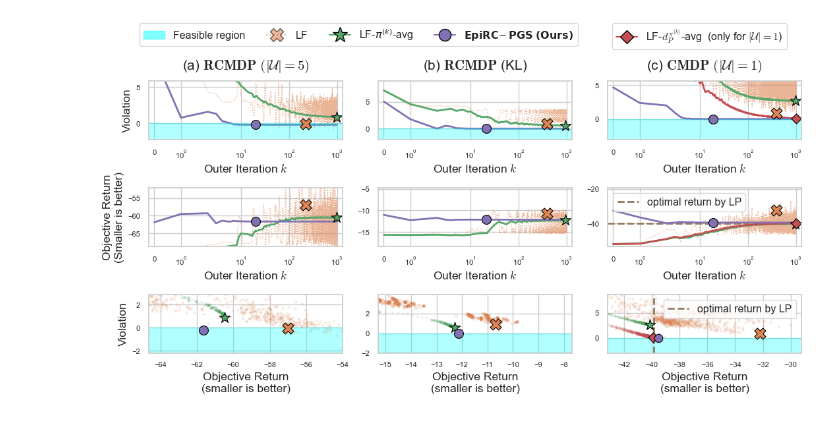
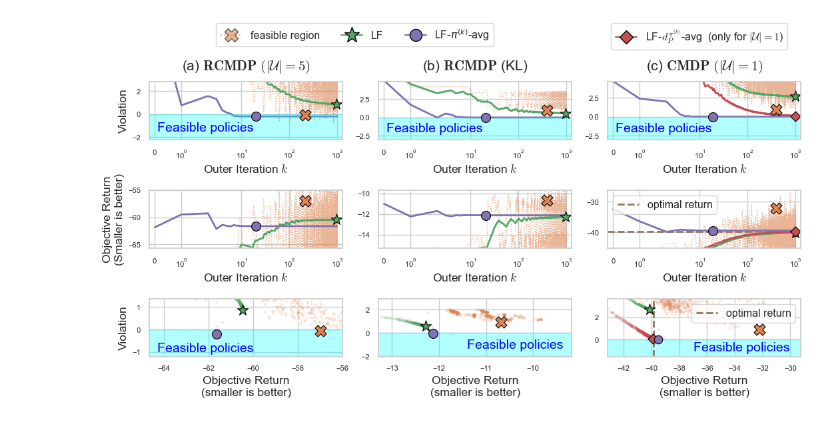
Before and after one commit to matsuolab/RCMDP-Epigraph, a Jupyter notebook: plot-all.ipynb, the cells around one changed output. Drawn from its saved outputs; the diff is of its cells as text; code cells hidden in the pictures.

Commit message:
Update: better visualization

```diff
--- a/plot-all.ipynb
+++ b/plot-all.ipynb
@@ -67,13 +67,14 @@ with sns.axes_style("whitegrid"):
         Jmin, Jmax = min(J, Jmin), max(J, Jmax)
         vmin, vmax = min(v, vmin), max(v, vmax)
 
-    Jmin, Jmax = Jmin - 3, Jmax + 3
+    Jmin, Jmax = Jmin - 1, Jmax + 1
     vmin, vmax = vmin - 2, vmax + 3
 
-    ax.fill_between(x=[Jmin, Jmax], y1=-100, y2=0, color="cyan", alpha=0.3)
-    plt.ylim(vmin, vmax)
-    plt.xlim(Jmin, Jmax)
+    ax.fill_between(x=[Jmin-3, Jmax+3], y1=-100, y2=0, color="cyan", alpha=0.3)
+    plt.ylim(vmin, vmax-1)
+    plt.xlim(Jmin, Jmax+0.5)
     plt.xlabel("Objective Return" "\n" "(smaller is better)")
+    plt.text(-11.4, -1.3, "Feasible policies", fontsize=14, color="blue")
 
     ax.tick_params(axis='both', which='major', labelsize=ticksize)
 
@@ -87,10 +88,11 @@ with sns.axes_style("whitegrid"):
         plt.scatter(best_idx[name], v[best_idx[name]], marker=marker[name], color=colors[name], s=markersize[name], edgecolors="black", linewidths=0.8, zorder=2)
 
     ax.fill_between(x=xlim_iteration, y1=-100, y2=0, color="cyan", alpha=0.3)
-    plt.ylim(vmin, vmax+5)
+    plt.ylim(vmin-1, vmax+1)
     plt.xscale(xscale_iteration)
     plt.xlim(*xlim_iteration)
     plt.xlabel(iteration_label)
+    plt.text(0.1, -2.0, "Feasible policies", fontsize=14, color="blue")
 
     ax.tick_params(axis='both', which='major', labelsize=ticksize)
     title = ax.set_title(r"(b) $\mathbf{RCMDP}$ (KL)", x=0.5, y=1.1, fontsize=15)
@@ -106,7 +108,7 @@ with sns.axes_style("whitegrid"):
         plt.plot(np.arange(len(J)), J,  label=name, linestyle=linestyle[name], alpha=alphas[name], color=colors[name], zorder=1, linewidth=linewidth[name])
         plt.scatter(best_idx[name], J[best_idx[name]], marker=marker[name], color=colors[name], s=markersize[name], edgecolors="black", linewidths=0.8, zorder=2)
 
-    plt.ylim(Jmin-3, Jmax+3)
+    plt.ylim(Jmin-2, Jmax)
     plt.xscale(xscale_iteration)
     plt.xlim(*xlim_iteration)
     plt.xlabel(iteration_label)
@@ -148,14 +150,16 @@ with sns.axes_style("whitegrid"):
         Jmin, Jmax = min(J, Jmin), max(J, Jmax)
         vmin, vmax = min(v, vmin), max(v, vmax)
 
-    Jmin, Jmax = Jmin - 3, Jmax + 3
-    vmin, vmax = vmin - 2, vmax + 2
+    Jmin, Jmax = Jmin - 3, Jmax + 1
+    vmin, vmax = vmin - 1, vmax + 1
 
     ax.fill_between(x=[Jmin, Jmax], y1=-100, y2=0, color="cyan", alpha=0.3)
-    plt.ylim(vmin, vmax)
+    plt.ylim(vmin, vmax-0.5)
     plt.xlim(Jmin, Jmax)
     plt.xlabel("Objective Return" "\n" "(smaller is better)")
     plt.ylabel("Violation")
+
+    plt.text(-64.3, -1.0, "Feasible policies", fontsize=14, color="blue")
     ax.tick_params(axis='both', which='major', labelsize=ticksize)
 
 # plot violation
@@ -168,11 +172,12 @@ with sns.axes_style("whitegrid"):
         plt.scatter(best_idx[name], v[best_idx[name]], marker=marker[name], color=colors[name], s=markersize[name], edgecolors="black", linewidths=0.8, zorder=2)
 
     ax.fill_between(x=xlim_iteration, y1=-100, y2=0, color="cyan", alpha=0.3)
-    plt.ylim(vmin, vmax+3)
+    plt.ylim(vmin-1, vmax+1)
     plt.xscale(xscale_iteration)
     plt.xlim(xlim_iteration)
     plt.xlabel(iteration_label)
     plt.ylabel("Violation")
+    plt.text(0.1, -1.5, "Feasible policies", fontsize=14, color="blue")
     ax.tick_params(axis='both', which='major', labelsize=ticksize)
     title = ax.set_title(r"(a) $\mathbf{RCMDP}$ $(|\mathcal{U}|=5)$", x=0.5, y=1.1, fontsize=15)
 
@@ -189,7 +194,7 @@ with sns.axes_style("whitegrid"):
 
     plt.xscale(xscale_iteration)
     plt.xlim(xlim_iteration)
-    plt.ylim(Jmin-4, Jmax+2)
+    plt.ylim(Jmin-1, Jmax+1)
     plt.xlabel(iteration_label)
     plt.ylabel("Objective Return" "\n" "(Smaller is better)")
     ax.tick_params(axis='both', which='major', labelsize=ticksize)
@@ -207,7 +212,7 @@ with open(f"results/{FIGNAME}.pkl", "rb") as f:
 # plot objective return vs violation
 with sns.axes_style("whitegrid"):
     ax = fig.add_subplot(339)
-    ax.axvline(x=algos[OptimalCMDP][0].mean(axis=0)[0], color=colors[OptimalCMDP], linewidth=2, label="optimal return by LP", linestyle=linestyle[OptimalCMDP])
+    ax.axvline(x=algos[OptimalCMDP][0].mean(axis=0)[0], color=colors[OptimalCMDP], linewidth=2, label="optimal return", linestyle=linestyle[OptimalCMDP])
     for name in [LF, LFpolavg, LFoccavg, EF]:
 
         # >>>>> plot J vs v
@@ -235,14 +240,15 @@ with sns.axes_style("whitegrid"):
         Jmin, Jmax = min(J, Jmin), max(J, Jmax)
         vmin, vmax = min(v, vmin), max(v, vmax)
 
-    Jmin, Jmax = Jmin - 3, Jmax + 3
-    vmin, vmax = vmin - 3, vmax + 3
+    Jmin, Jmax = Jmin - 1, Jmax + 1
+    vmin, vmax = vmin - 1, vmax + 2
 
-    ax.fill_between(x=[Jmin-5, Jmax], y1=-100, y2=0, color="cyan", alpha=0.3)
-    plt.xlim(Jmin, Jmax)
-    plt.ylim(vmin, vmax+3)
+    ax.fill_between(x=[Jmin-5, Jmax+5], y1=-100, y2=0, color="cyan", alpha=0.3)
+    plt.xlim(Jmin-2, Jmax+2)
+    plt.ylim(vmin-0.5, vmax-1)
     plt.xlabel("Objective Return" "\n" "(smaller is better)")
     plt.legend(loc="upper right")
+    plt.text(-37, -1.0, "Feasible policies", fontsize=14, color="blue")
 
     ax.tick_params(axis='both', which='major', labelsize=ticksize)
 
@@ -259,8 +265,9 @@ with sns.axes_style("whitegrid"):
     ax.fill_between(x=xlim_iteration, y1=-100, y2=0, color="cyan", alpha=0.3)
     plt.xscale(xscale_iteration)
     plt.xlim(*xlim_iteration)
-    plt.ylim(vmin, vmax)
+    plt.ylim(vmin-2, vmax)
     plt.xlabel(iteration_label)
+    plt.text(0.1, -2.0, "Feasible policies", fontsize=14, color="blue")
     ax.tick_params(axis='both', which='major', labelsize=ticksize)
     title = ax.set_title(r"(c) $\mathbf{CMDP}$ $(|\mathcal{U}|=1)$", x=0.5, y=1.1, fontsize=15)
 
@@ -268,7 +275,7 @@ with sns.axes_style("whitegrid"):
 # plot objective return
 with sns.axes_style("whitegrid"):
     ax = fig.add_subplot(336)
-    ax.axhline(y=algos[OptimalCMDP][0].mean(axis=0)[0], color=colors[OptimalCMDP], linewidth=2, zorder=1, label="optimal return by LP", linestyle=linestyle[OptimalCMDP])
+    ax.axhline(y=algos[OptimalCMDP][0].mean(axis=0)[0], color=colors[OptimalCMDP], linewidth=2, zorder=1, label="optimal return", linestyle=linestyle[OptimalCMDP])
 
     for name in [LF, LFpolavg, LFoccavg, EF]:
         J_list, v_list = algos[name]
@@ -277,7 +284,7 @@ with sns.axes_style("whitegrid"):
         plt.scatter(best_idx[name], J[best_idx[name]], marker=marker[name], color=colors[name], s=markersize[name], edgecolors="black", linewidths=0.8, zorder=2)
     plt.xscale(xscale_iteration)
     plt.xlim(*xlim_iteration)
-    plt.ylim(Jmin-10, Jmax+10)
+    plt.ylim(Jmin-4, Jmax+5)
     plt.xlabel(iteration_label)
     plt.legend(loc="upper left")
     ax.tick_params(axis='both', which='major', labelsize=ticksize)
@@ -287,37 +294,37 @@ with sns.axes_style("whitegrid"):
 with sns.axes_style("whitegrid"):
     plt.rcParams["mathtext.fontset"] = 'dejavusans'
     handles = []
-    handles.append(
-        plt.fill_between(x=[], y1=0, y2=0, color="cyan", alpha=0.5, label="Feasible region")
-    )
+    # handles.append(
+    #     plt.fill_between(x=[], y1=0, y2=0, color="cyan", alpha=0.5, label="feasible region")
+    # )
 
     labels = [LF, LFpolavg, EF]
     for name in labels:
         size = 13
         if name == LF:
             size = 15
         elif name == LFpolavg:
             size = 17
         handles.append(
             plt.plot([], label=name, linestyle=linestyle[name], alpha=alphas[name], color=colors[name], marker=marker[name], markersize=size, markeredgecolor="black")[0]
         )
-    labels = ["Feasible region"] + [LF, r"LF-$\pi^{(k)}$-avg", EF]
+    labels = ["feasible region"] + [LF, r"LF-$\pi^{(k)}$-avg", EF]
     lgd = fig.legend(handles, labels, loc="upper center", bbox_to_anchor=(0.37, 1.07), ncol=len(labels))
 
 
 with sns.axes_style("whitegrid"):
     plt.rcParams["mathtext.fontset"] = 'cm'
     label = r"LF-$d^{\pi^{(k)}}_P$-avg  (only for $|\mathcal{U}|=1$)"
     handles = []
     handles.append(
         plt.plot([], linestyle=linestyle[LFoccavg], color=colors[LFoccavg], marker=marker[LFoccavg], markersize=10, markeredgecolor="black")[0]
     )
     lgd = fig.legend(handles, [label], loc="upper center", bbox_to_anchor=(0.84, 1.07), ncol=len(labels))
 
 
 fig.tight_layout()
 
 plt.savefig(f"results/all.pdf", bbox_extra_artists=(lgd, ), bbox_inches="tight")
 plt.savefig(f"results/all.png", bbox_extra_artists=(lgd, ), bbox_inches="tight")
 # %% [output]
-[figure, old version]
+[figure, new version]
```
Also changed, not shown: 8 other files.
